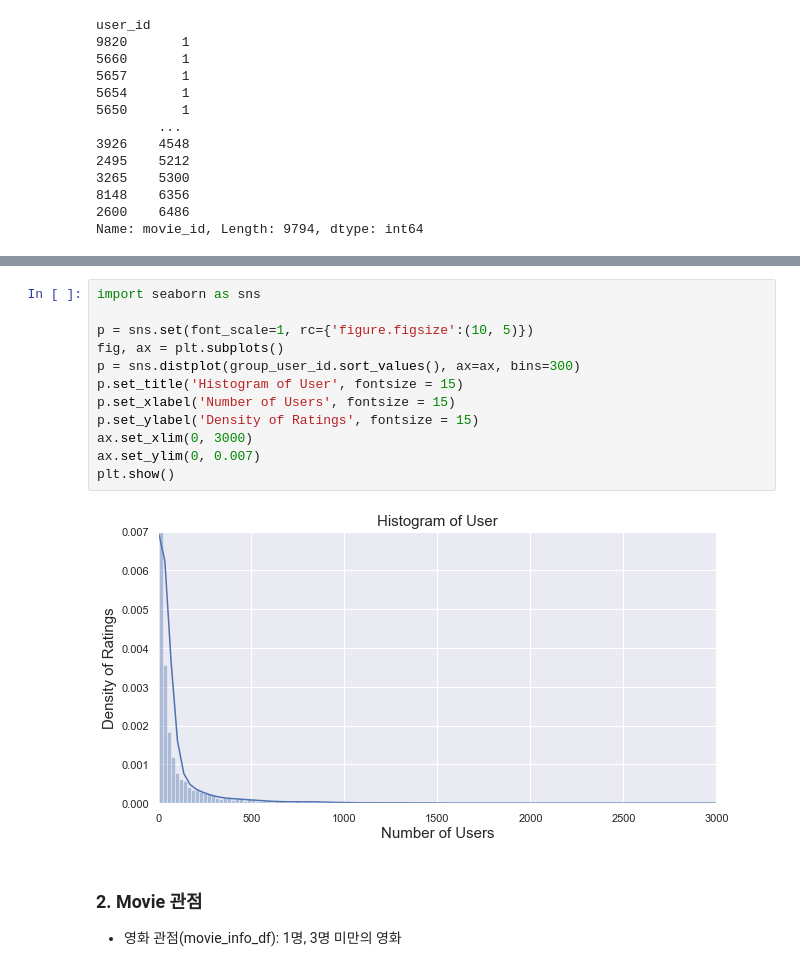
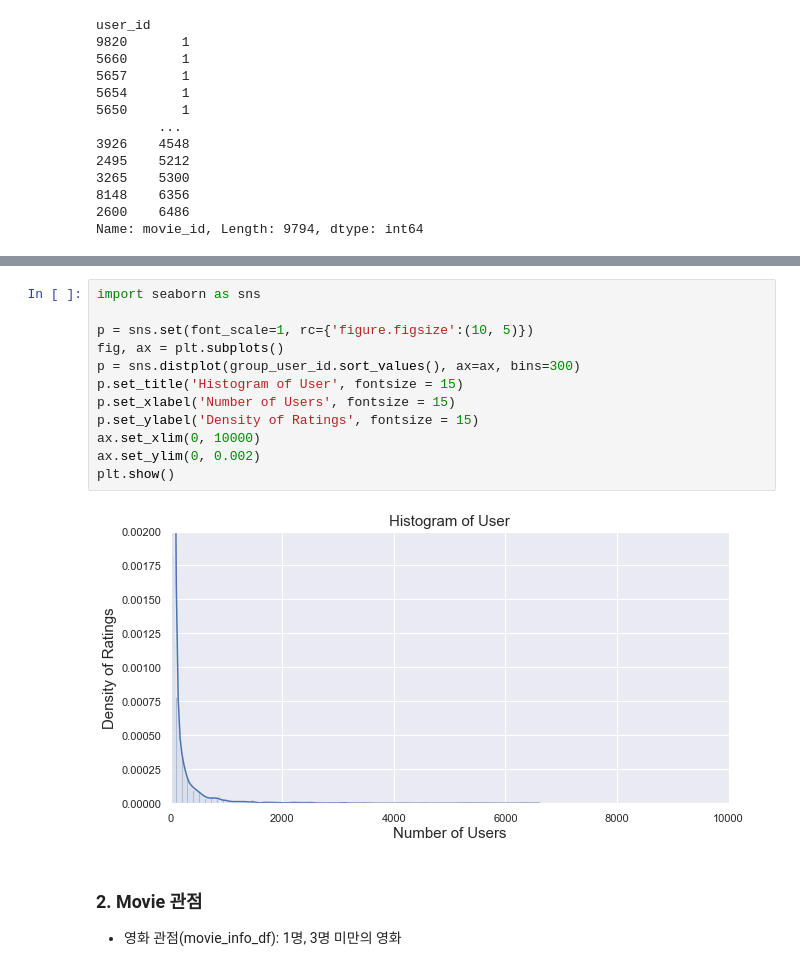
Before and after one commit to keejun-han/NLP_GNN_STUDY, a Jupyter notebook: Movie/long-tail_scailing.ipynb, the cells around one changed output, grey strips where cells are left out. Drawn from its saved outputs; the diff is of its cells as text.

```diff
--- a/Movie/long-tail_scailing.ipynb
+++ b/Movie/long-tail_scailing.ipynb
@@ -163,17 +163,17 @@ plt.show()
 # %%
 import seaborn as sns
 
 p = sns.set(font_scale=1, rc={'figure.figsize':(10, 5)})
 fig, ax = plt.subplots()
 p = sns.distplot(group_user_id.sort_values(), ax=ax, bins=300)
 p.set_title('Histogram of User', fontsize = 15)
 p.set_xlabel('Number of Users', fontsize = 15)
 p.set_ylabel('Density of Ratings', fontsize = 15)
-ax.set_xlim(0, 3000)
-ax.set_ylim(0, 0.007)
+ax.set_xlim(0, 10000)
+ax.set_ylim(0, 0.002)
 plt.show()
 # %% [output]
-[figure, old version]
+[figure, new version]
 # %% [markdown]
 ### 2. Movie 관점
 - 영화 관점(movie_info_df): 1명, 3명 미만의 영화
```
Also changed, not shown: parts of 6 cells of this notebook, 6 other files.
